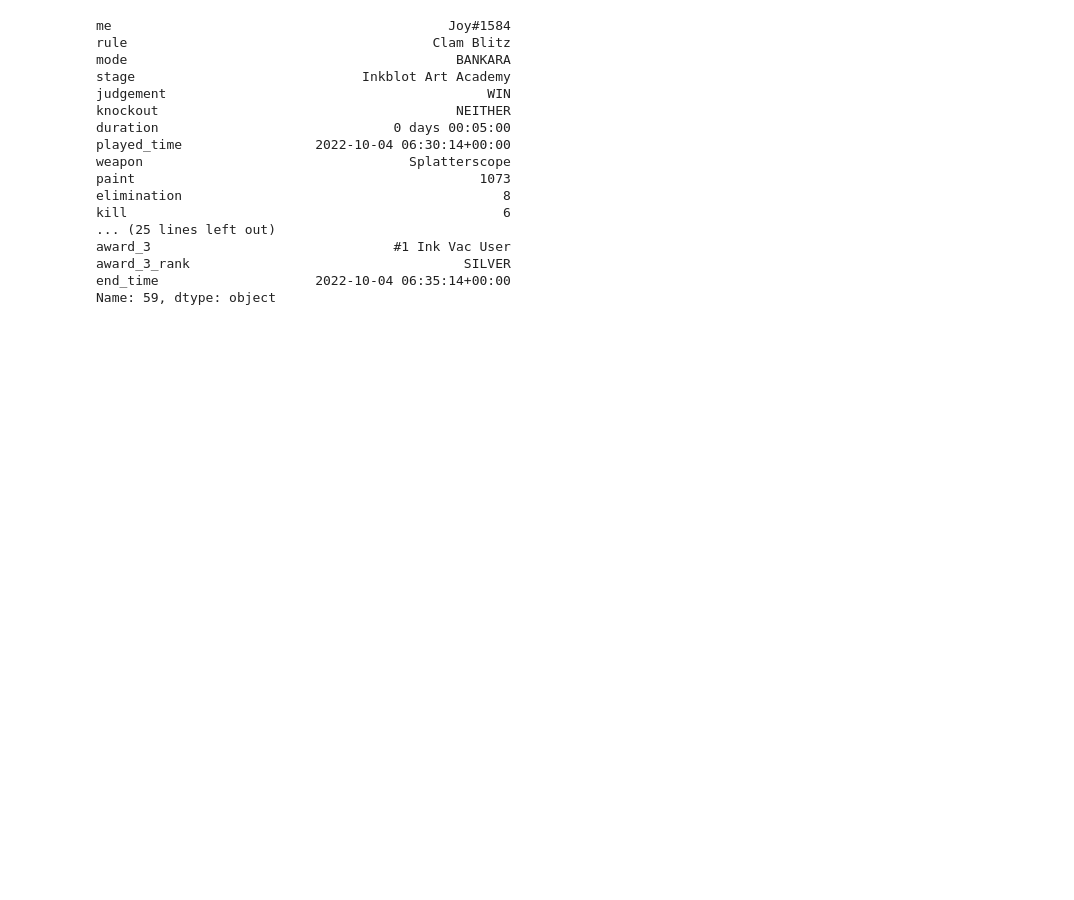
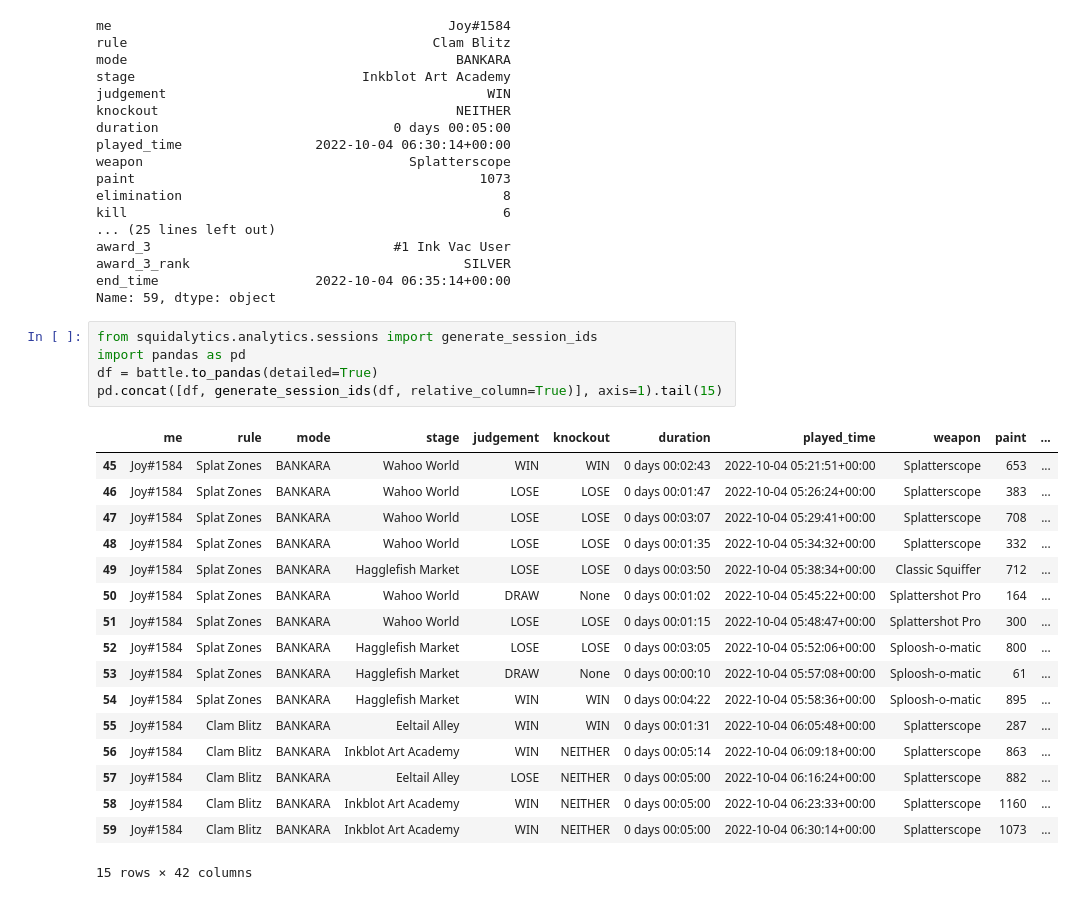
Before and after one commit to cesaregarza/squidalytics, a Jupyter notebook: example.ipynb, the cells around one changed output. Cells and saved outputs as stored; diff of their text form; blank space fills up the shorter version.

Commit message:
added session calculation, updated example.ipynb

```diff
--- a/example.ipynb
+++ b/example.ipynb
@@ -45,3 +39,26 @@ award_3                               #1 Ink Vac User
 award_3_rank                                   SILVER
 end_time                    2022-10-04 06:35:14+00:00
 Name: 59, dtype: object
+# %%
+from squidalytics.analytics.sessions import generate_session_ids
+import pandas as pd
+df = battle.to_pandas(detailed=True)
+pd.concat([df, generate_session_ids(df, relative_column=True)], axis=1).tail(15)
+# %% [output]
+|  | me | rule | mode | stage | judgement | knockout | duration | played_time | weapon | paint | ... |
+| 45 | Joy#1584 | Splat Zones | BANKARA | Wahoo World | WIN | WIN | 0 days 00:02:43 | 2022-10-04 05:21:51+00:00 | Splatterscope | 653 | ... |
+| 46 | Joy#1584 | Splat Zones | BANKARA | Wahoo World | LOSE | LOSE | 0 days 00:01:47 | 2022-10-04 05:26:24+00:00 | Splatterscope | 383 | ... |
+| 47 | Joy#1584 | Splat Zones | BANKARA | Wahoo World | LOSE | LOSE | 0 days 00:03:07 | 2022-10-04 05:29:41+00:00 | Splatterscope | 708 | ... |
+| 48 | Joy#1584 | Splat Zones | BANKARA | Wahoo World | LOSE | LOSE | 0 days 00:01:35 | 2022-10-04 05:34:32+00:00 | Splatterscope | 332 | ... |
+| 49 | Joy#1584 | Splat Zones | BANKARA | Hagglefish Market | LOSE | LOSE | 0 days 00:03:50 | 2022-10-04 05:38:34+00:00 | Classic Squiffer | 712 | ... |
+| 50 | Joy#1584 | Splat Zones | BANKARA | Wahoo World | DRAW | None | 0 days 00:01:02 | 2022-10-04 05:45:22+00:00 | Splattershot Pro | 164 | ... |
+| 51 | Joy#1584 | Splat Zones | BANKARA | Wahoo World | LOSE | LOSE | 0 days 00:01:15 | 2022-10-04 05:48:47+00:00 | Splattershot Pro | 300 | ... |
+| 52 | Joy#1584 | Splat Zones | BANKARA | Hagglefish Market | LOSE | LOSE | 0 days 00:03:05 | 2022-10-04 05:52:06+00:00 | Sploosh-o-matic | 800 | ... |
+| 53 | Joy#1584 | Splat Zones | BANKARA | Hagglefish Market | DRAW | None | 0 days 00:00:10 | 2022-10-04 05:57:08+00:00 | Sploosh-o-matic | 61 | ... |
+| 54 | Joy#1584 | Splat Zones | BANKARA | Hagglefish Market | WIN | WIN | 0 days 00:04:22 | 2022-10-04 05:58:36+00:00 | Sploosh-o-matic | 895 | ... |
+| 55 | Joy#1584 | Clam Blitz | BANKARA | Eeltail Alley | WIN | WIN | 0 days 00:01:31 | 2022-10-04 06:05:48+00:00 | Splatterscope | 287 | ... |
+| 56 | Joy#1584 | Clam Blitz | BANKARA | Inkblot Art Academy | WIN | NEITHER | 0 days 00:05:14 | 2022-10-04 06:09:18+00:00 | Splatterscope | 863 | ... |
+| 57 | Joy#1584 | Clam Blitz | BANKARA | Eeltail Alley | LOSE | NEITHER | 0 days 00:05:00 | 2022-10-04 06:16:24+00:00 | Splatterscope | 882 | ... |
+| 58 | Joy#1584 | Clam Blitz | BANKARA | Inkblot Art Academy | WIN | NEITHER | 0 days 00:05:00 | 2022-10-04 06:23:33+00:00 | Splatterscope | 1160 | ... |
+| 59 | Joy#1584 | Clam Blitz | BANKARA | Inkblot Art Academy | WIN | NEITHER | 0 days 00:05:00 | 2022-10-04 06:30:14+00:00 | Splatterscope | 1073 | ... |
+15 rows × 42 columns
```
Also changed, not shown: parts of 1 cell of this notebook, 4 other files.
